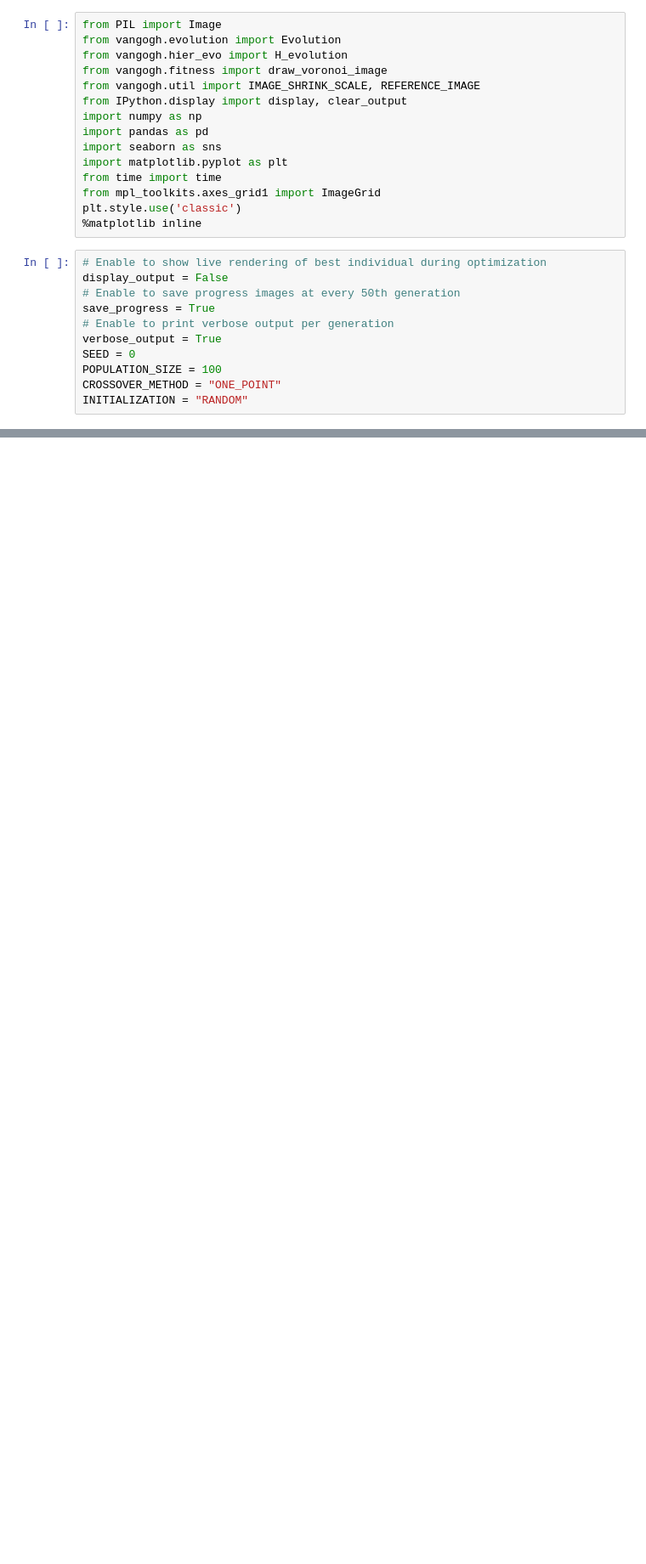
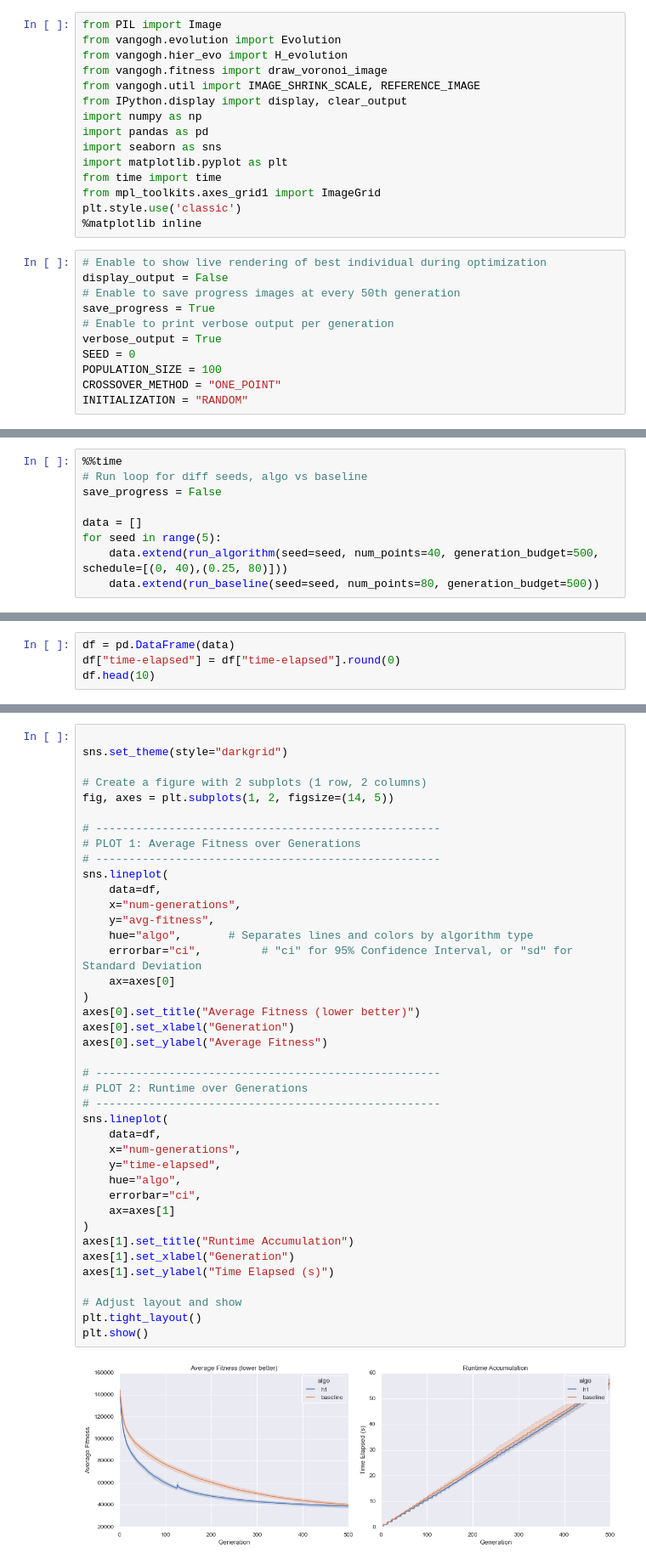
Before and after one commit to lxmampuya/Evolutionary_VanGogh, a Jupyter notebook: analysis_h1.ipynb, the cells around one changed output, grey strips where cells are left out. Shown at 85% size. Cells and saved outputs as stored; diff of their text form; blank space fills up the shorter version.

Commit message:
run analysis and plot graph over 5 seeds

```diff
--- a/analysis_h1.ipynb
+++ b/analysis_h1.ipynb
@@ -85,0 +192,9 @@ ValueError: all the input array dimensions except for the concatenation axis mus
+# %%
+%%time
+# Run loop for diff seeds, algo vs baseline
+save_progress = False
+
+data = []
+for seed in range(5):
+    data.extend(run_algorithm(seed=seed, num_points=40, generation_budget=500, schedule=[(0, 40),(0.25, 80)]))
+    data.extend(run_baseline(seed=seed, num_points=80, generation_budget=500))
@@ -85,0 +219,4 @@ ValueError: all the input array dimensions except for the concatenation axis mus
+# %%
+df = pd.DataFrame(data)
+df["time-elapsed"] = df["time-elapsed"].round(0)
+df.head(10)
@@ -85,0 +235,42 @@ ValueError: all the input array dimensions except for the concatenation axis mus
+# %%
+
+sns.set_theme(style="darkgrid")
+
+# Create a figure with 2 subplots (1 row, 2 columns)
+fig, axes = plt.subplots(1, 2, figsize=(14, 5))
+
+# ----------------------------------------------------
+# PLOT 1: Average Fitness over Generations
+# ----------------------------------------------------
+sns.lineplot(
+    data=df,
+    x="num-generations",
+    y="avg-fitness",
+    hue="algo",       # Separates lines and colors by algorithm type
+    errorbar="ci",         # "ci" for 95% Confidence Interval, or "sd" for Standard Deviation
+    ax=axes[0]
+)
+axes[0].set_title("Average Fitness (lower better)")
+axes[0].set_xlabel("Generation")
+axes[0].set_ylabel("Average Fitness")
+
+# ----------------------------------------------------
+# PLOT 2: Runtime over Generations
+# ----------------------------------------------------
+sns.lineplot(
+    data=df,
+    x="num-generations",
+    y="time-elapsed",
+    hue="algo",
+    errorbar="ci",
+    ax=axes[1]
+)
+axes[1].set_title("Runtime Accumulation")
+axes[1].set_xlabel("Generation")
+axes[1].set_ylabel("Time Elapsed (s)")
+
+# Adjust layout and show
+plt.tight_layout()
+plt.show()
+# %% [output]
+[figure, added]
```
Also changed, not shown: parts of 10 cells of this notebook, 3 other files.
